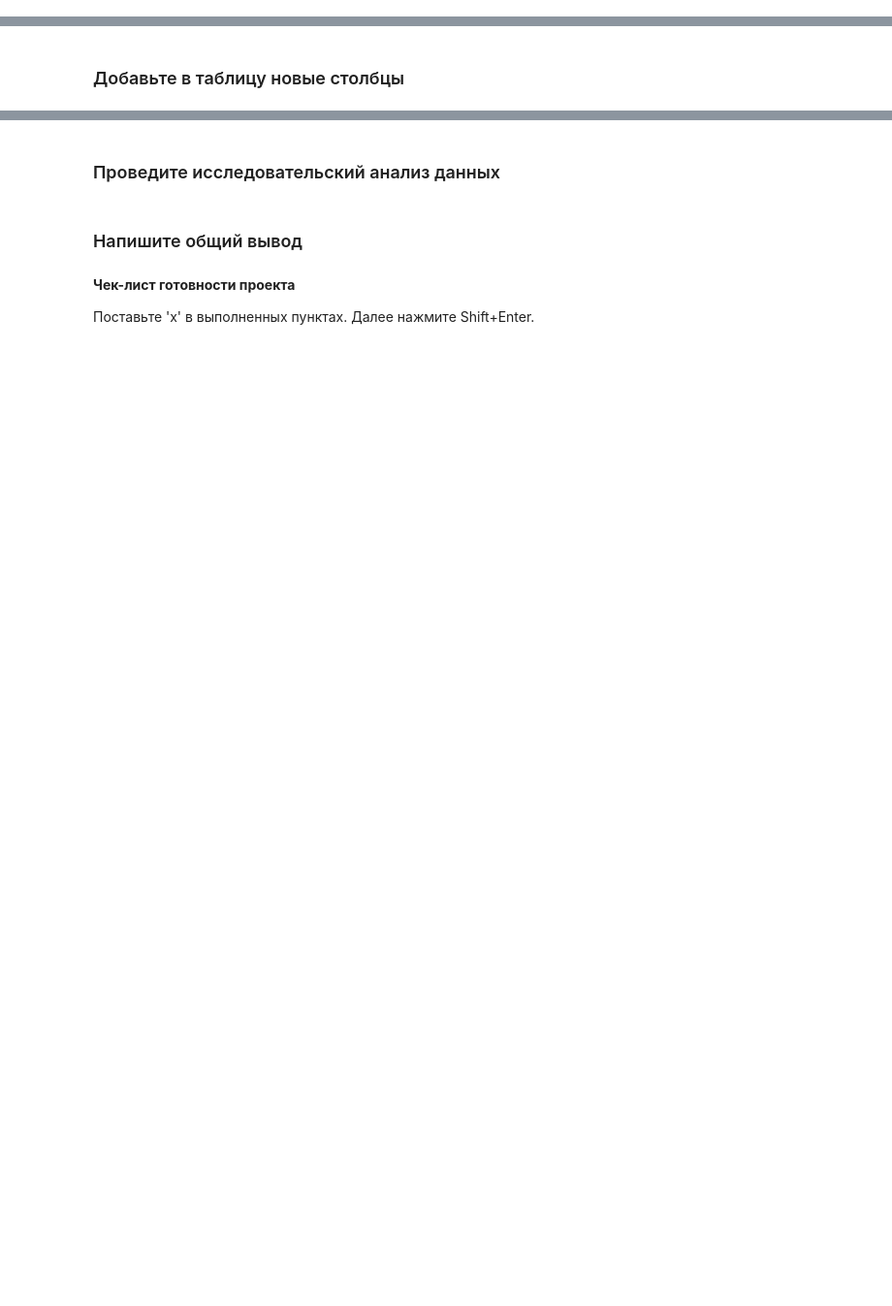
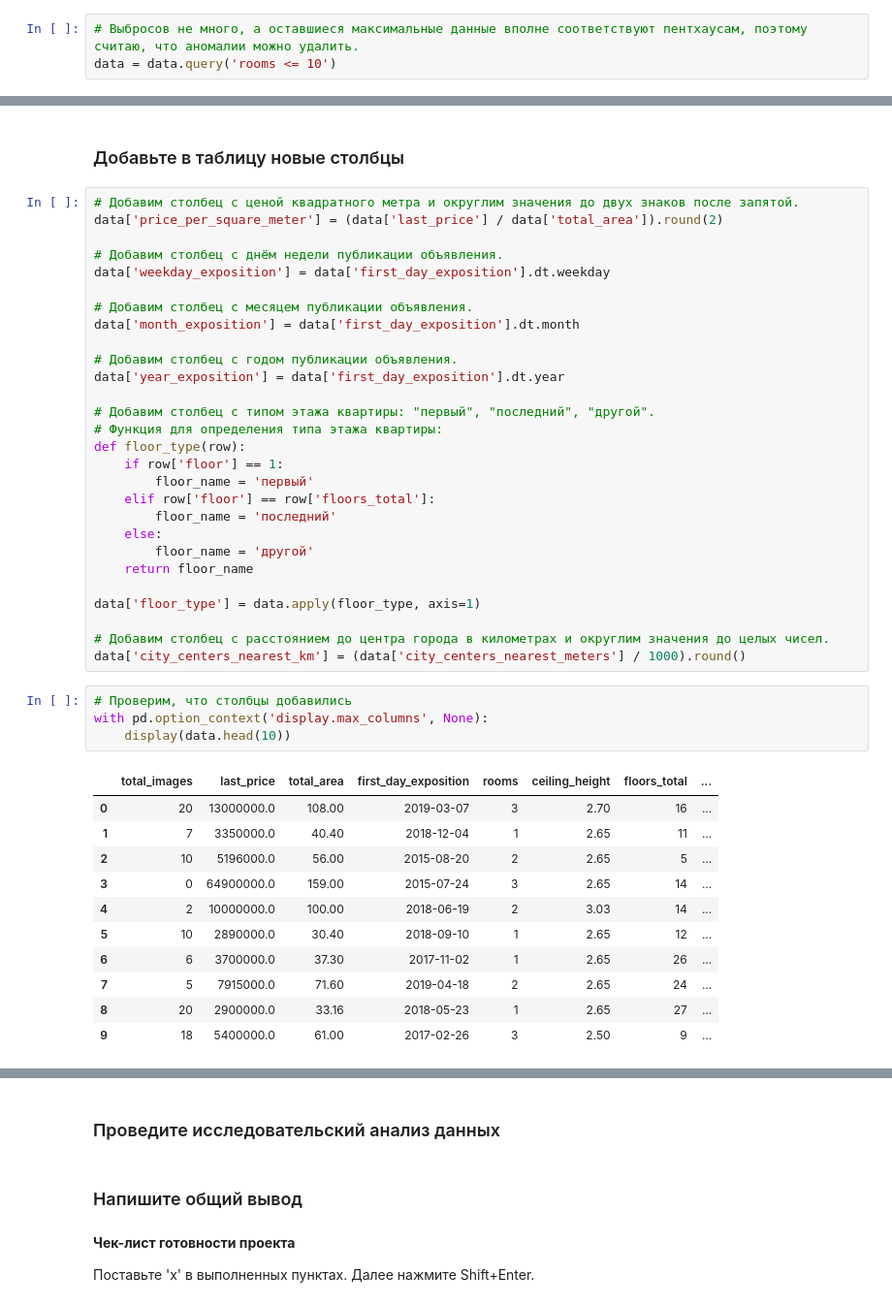
Before and after one commit to sudobooo/real_estate_project, a Jupyter notebook: project_ds_3.ipynb, the cells around one changed output, grey strips where cells are left out. Shown: that part at 97% size. Saved outputs shown, nothing was run; the diff lists cells and outputs as text; blank space fills up the shorter version.

Commit message:
Add new columns for analysis

```diff
--- a/project_ds_3.ipynb
+++ b/project_ds_3.ipynb
@@ -505,0 +544,3 @@ array(['Санкт-Петербург', 'поселок Шушары', 'посе
+# %%
+# Выбросов не много, а оставшиеся максимальные данные вполне соответствуют пентхаусам, поэтому считаю, что аномалии можно удалить.
+data = data.query('rooms <= 10')
@@ -514,3 +560,47 @@ array(['Санкт-Петербург', 'поселок Шушары', 'посе
 - Также были обработаны неявные дубликаты в столбце `'locality_name'` - названия были приведены к единому виду.
 # %% [markdown]
 ### Добавьте в таблицу новые столбцы
+# %%
+# Добавим столбец с ценой квадратного метра и округлим значения до двух знаков после запятой.
+data['price_per_square_meter'] = (data['last_price'] / data['total_area']).round(2)
+
+# Добавим столбец с днём недели публикации объявления.
+data['weekday_exposition'] = data['first_day_exposition'].dt.weekday
+
+# Добавим столбец с месяцем публикации объявления.
+data['month_exposition'] = data['first_day_exposition'].dt.month
+
+# Добавим столбец с годом публикации объявления.
+data['year_exposition'] = data['first_day_exposition'].dt.year
+
+# Добавим столбец с типом этажа квартиры: "первый", "последний", "другой".
+# Функция для определения типа этажа квартиры:
+def floor_type(row):
+    if row['floor'] == 1:
+        floor_name = 'первый'
+    elif row['floor'] == row['floors_total']:
+        floor_name = 'последний'
+    else:
+        floor_name = 'другой'
+    return floor_name
+
+data['floor_type'] = data.apply(floor_type, axis=1)
+
+# Добавим столбец с расстоянием до центра города в километрах и округлим значения до целых чисел.
+data['city_centers_nearest_km'] = (data['city_centers_nearest_meters'] / 1000).round()
+# %%
+# Проверим, что столбцы добавились
+with pd.option_context('display.max_columns', None):
+    display(data.head(10))
+# %% [output]
+|  | total_images | last_price | total_area | first_day_exposition | rooms | ceiling_height | floors_total | ... |
+| 0 | 20 | 13000000.0 | 108.00 | 2019-03-07 | 3 | 2.70 | 16 | ... |
+| 1 | 7 | 3350000.0 | 40.40 | 2018-12-04 | 1 | 2.65 | 11 | ... |
+| 2 | 10 | 5196000.0 | 56.00 | 2015-08-20 | 2 | 2.65 | 5 | ... |
+| 3 | 0 | 64900000.0 | 159.00 | 2015-07-24 | 3 | 2.65 | 14 | ... |
+| 4 | 2 | 10000000.0 | 100.00 | 2018-06-19 | 2 | 3.03 | 14 | ... |
+| 5 | 10 | 2890000.0 | 30.40 | 2018-09-10 | 1 | 2.65 | 12 | ... |
+| 6 | 6 | 3700000.0 | 37.30 | 2017-11-02 | 1 | 2.65 | 26 | ... |
+| 7 | 5 | 7915000.0 | 71.60 | 2019-04-18 | 2 | 2.65 | 24 | ... |
+| 8 | 20 | 2900000.0 | 33.16 | 2018-05-23 | 1 | 2.65 | 27 | ... |
+| 9 | 18 | 5400000.0 | 61.00 | 2017-02-26 | 3 | 2.50 | 9 | ... |
```
Also changed, not shown: parts of 11 cells of this notebook.
